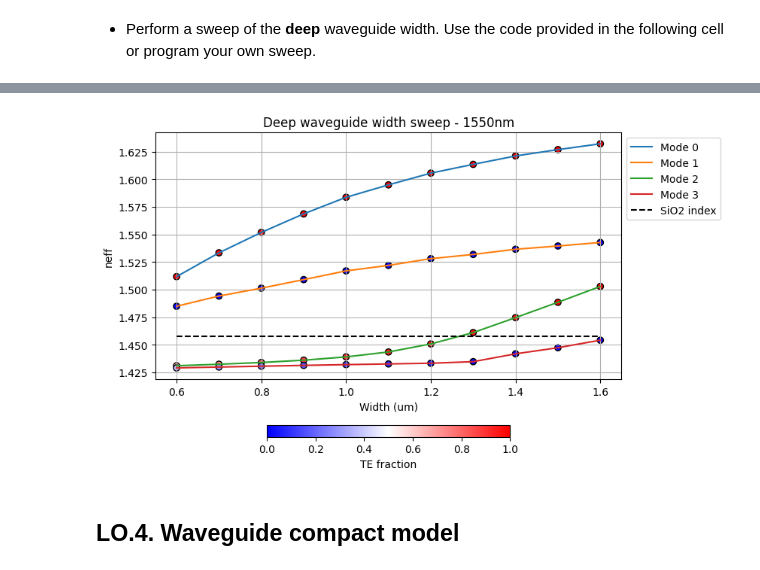
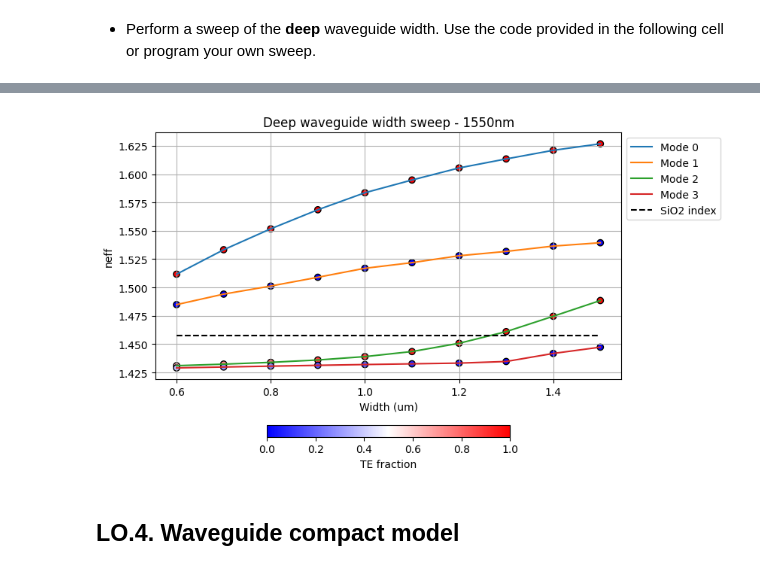
Before and after one commit to lorenagomezdiego/cifoin-lab1, a Jupyter notebook: WAVEGUIDES_Student.ipynb, the cells around one changed output, grey strips where cells are left out. Drawn from its saved outputs; the diff is of its cells as text; code cells hidden in the pictures.

Commit message:
Waveguides_Student with comments

```diff
--- a/WAVEGUIDES_Student.ipynb
+++ b/WAVEGUIDES_Student.ipynb
@@ -218,7 +243,7 @@ plt.tight_layout(rect=[0, 0, 0.85, 1])
 - Repeat the analysis for a **shallow**ly etched waveguide with a 150 nm slab heigth.
 # %%
 # Shallow waveguide example (core_height=300nm, slab=150nm, width=1.2um)
-wavelength = np.linspace(1500, 1600, 11) * nm
+wavelength = np.linspace(1500, 1600, 11) * nm #Established in pptx
 
 shallow_waveguide = gt.modes.Waveguide(
     wavelength=wavelength,
@@ -234,15 +259,15 @@ shallow_waveguide = gt.modes.Waveguide(
     grid_resolution=20,
 )
 
-res_neff = shallow_waveguide.n_eff # In this case, the result is not just a number, is a wavelength-dependent vector
-res_te = shallow_waveguide.fraction_te # Wavelength-dependent vector
-res_tm =shallow_waveguide.fraction_tm # Wavelength-dependent vector
+res_neff_s = shallow_waveguide.n_eff # In this case, the result is not just a number, is a wavelength-dependent vector
+res_te_s = shallow_waveguide.fraction_te # Wavelength-dependent vector
+res_tm_s =shallow_waveguide.fraction_tm # Wavelength-dependent vector
 
 plt.figure(figsize=(10, 5))
 for k in range(res_neff.shape[1]):
     # It's necessary to 'access' each element on the array
-    plt.scatter(wavelength, res_neff[:,k].real,edgecolors='k',facecolors='none',label = '__nolegend__')
-    plt.plot(wavelength, res_neff[:,k].real,label=f'Mode {k}')
+    plt.scatter(wavelength, res_neff_s[:,k].real,edgecolors='k',facecolors='none',label = '__nolegend__')
+    plt.plot(wavelength, res_neff_s[:,k].real,label=f'Mode {k}')
 plt.title(f"LO2_SW width={1.2}")
 plt.xlabel("Wavelength (um)")
 plt.ylabel("neff")
@@ -278,7 +303,7 @@ deep_waveguide = gt.modes.Waveguide(
 )
 
 # Sweep widths from 0.6 to 1.6 um with step 0.1 um
-w = np.arange(0.6, 1.6 + 0.1, 0.1)  # widths in um
+w = np.arange(0.6, 1.6 , 0.1)  # widths in um
 
 sweep_neff = gt.modes.sweep_n_eff(deep_waveguide,
                              core_width=w)
@@ -325,4 +348,4 @@ plt.colorbar(orientation='horizontal',fraction=0.04).set_label("TE fraction")
-[figure, old version]
+[figure, new version]
 # %% [markdown]
 ## LO.4. Waveguide compact model
 # %% [markdown]
```
Also changed, not shown: parts of 24 cells of this notebook, 1 other file.
